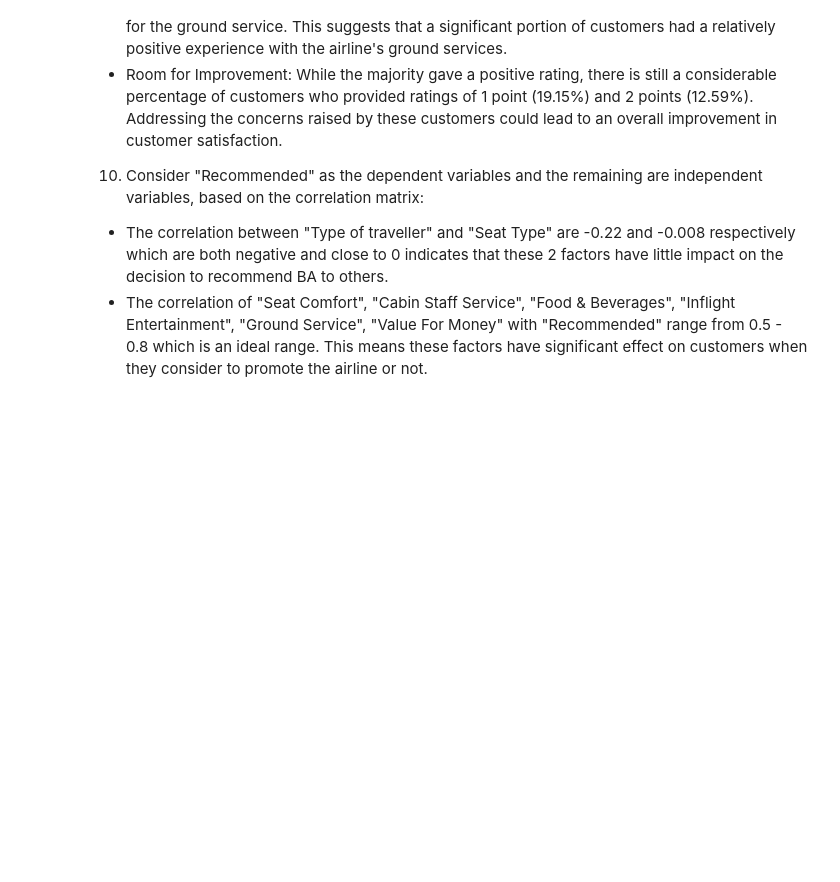
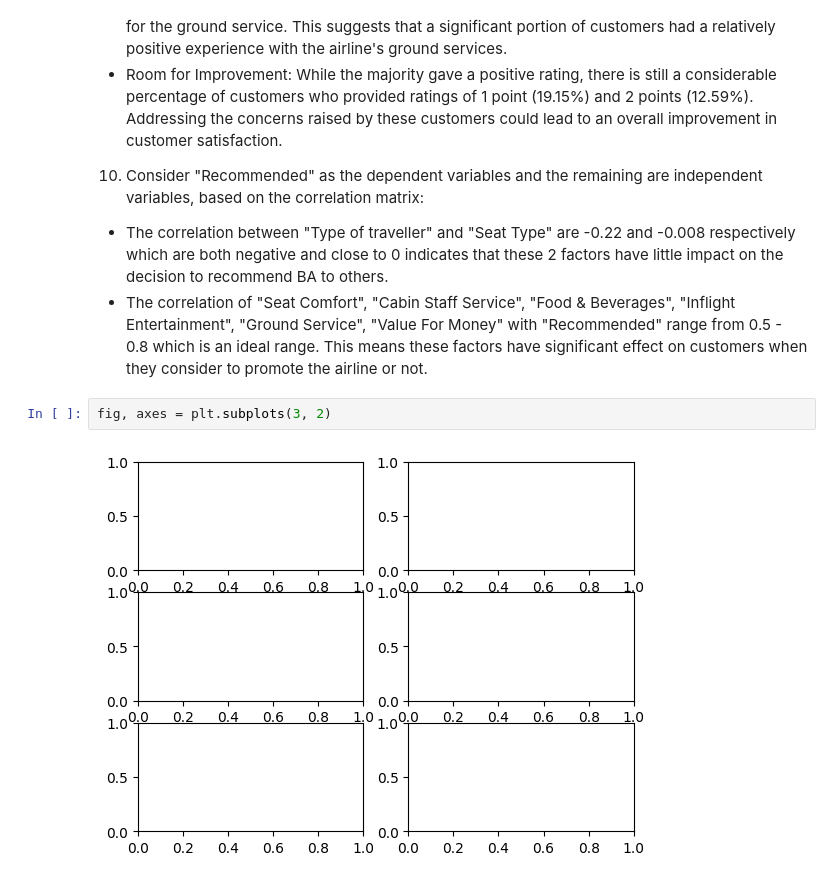
Before and after one commit to tnmai59/Airline-customer-review-analysis, a Jupyter notebook: BA_data_analysis.ipynb, the cells around one changed output. Drawn from its saved outputs; the diff is of its cells as text; blank space fills up the shorter version.

```diff
--- a/BA_data_analysis.ipynb
+++ b/BA_data_analysis.ipynb
@@ -266,3 +238,7 @@ Base on the result of descrestive statistic above, some insights are gained:
 10. Consider "Recommended" as the dependent variables and the remaining are independent variables, based on the correlation matrix:
 - The correlation between "Type of traveller" and "Seat Type" are -0.22 and -0.008 respectively which are both negative and close to 0 indicates that these 2 factors have little impact on the decision to recommend BA to others.
 - The correlation of "Seat Comfort", "Cabin Staff Service", "Food & Beverages", "Inflight Entertainment", "Ground Service", "Value For Money" with "Recommended" range from 0.5 - 0.8 which is an ideal range. This means these factors have significant effect on customers when they consider to promote the airline or not.
+# %%
+fig, axes = plt.subplots(3, 2)
+# %% [output]
+[figure, added]
```
Also changed, not shown: parts of 4 cells of this notebook.
